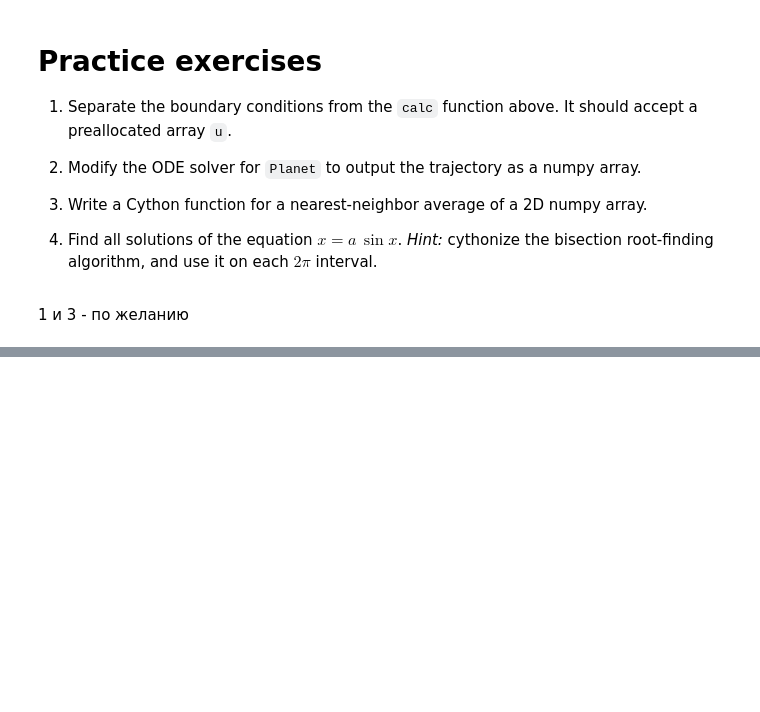
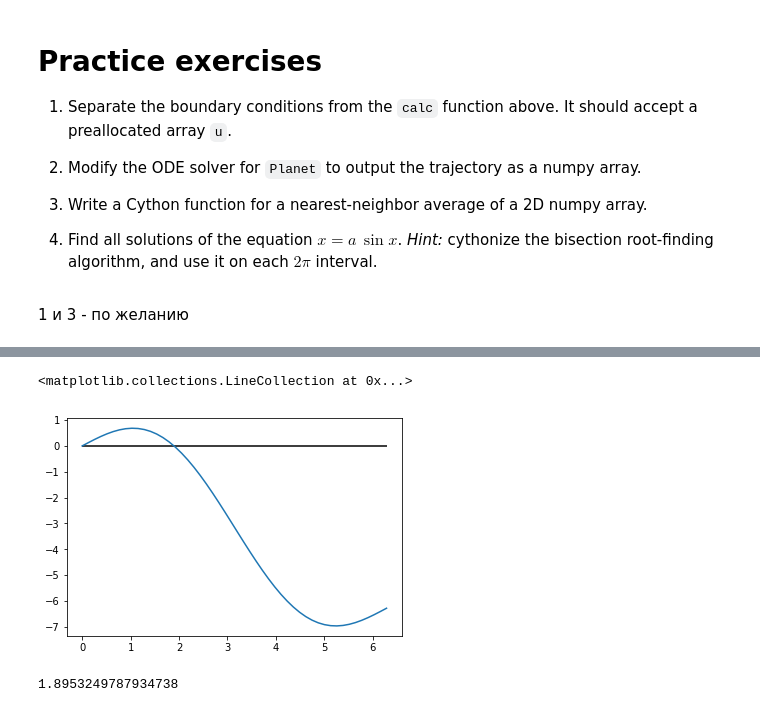
Before and after one commit to bu147/python_SCS, a Jupyter notebook: cython_numpy_ZinnurovBD.ipynb, the cells around one changed output, grey strips where cells are left out. Cells and saved outputs as stored; diff of their text form; code cells hidden in the pictures; blank space fills up the shorter version.

```diff
--- a/cython_numpy_ZinnurovBD.ipynb
+++ b/cython_numpy_ZinnurovBD.ipynb
@@ -209,0 +342,14 @@ plt.colorbar()
+# %%
+a = 0
+b = 2 * np.pi
+C = 2
+xx = np.linspace(a, b)
+plt.plot(xx, C * np.sin(xx) - xx)
+plt.hlines(0, a, b)
+# %% [output]
+<matplotlib.collections.LineCollection at 0x...>
+[figure, added]
+# %%
+bisect(C, a + 0.01, b, 0.001)
+# %% [output]
+1.8953249787934738
```
Also changed, not shown: parts of 16 cells of this notebook.
